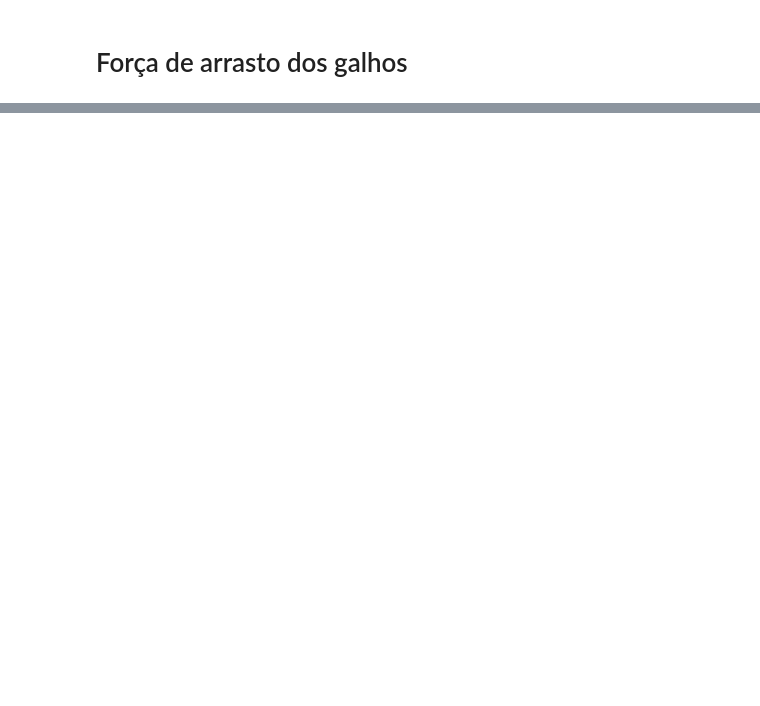
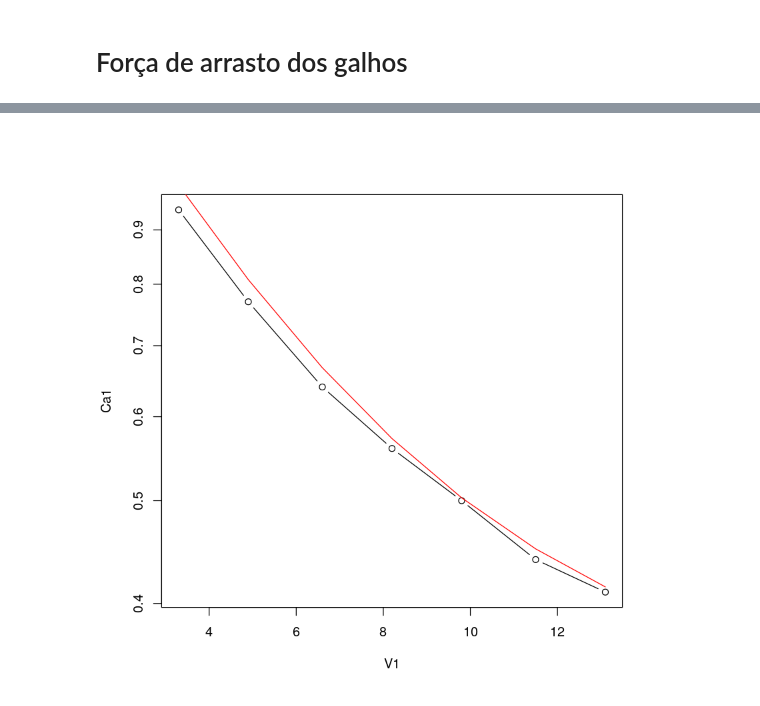
Before and after one commit to pjabardo/TreeAerodynamics, a Jupyter notebook: notebooks/arrasto-galhos.ipynb, the cells around one changed output, grey strips where cells are left out. Saved outputs shown, nothing was run; the diff lists cells and outputs as text; code cells hidden in the pictures; blank space fills up the shorter version.

```diff
--- a/notebooks/arrasto-galhos.ipynb
+++ b/notebooks/arrasto-galhos.ipynb
@@ -13,8 +15,12 @@ Ca3 <- c(1.79, 1.38, 1.06, 0.88, 0.74, 0.66, 0.6)
 V4 <- c(4.1, 6.2, 8.2, 10.3, 12.4, 14.4, 16.5)
 Ca4 <- Ca2
 # %%
-plot(V1, Ca1, ty='b', log='y', xlim=range(V1,V2), ylim=range(Ca1, Ca2))
-points(V2, Ca2, col=2, pch=2, ty='b')
-lines(V1, 2*V1^(-0.61), lwd=3)
+plot(V1, Ca1, ty='b', log='y', xlim=range(V1), ylim=range(Ca1))
+Ca1b <- 1.3 * exp(-0.2*V1) + 0.32
+#points(V2, Ca2, col=2, pch=2, ty='b')
+#lines(V1, 2*V1^(-0.61), lwd=3)
+lines(V1, Ca1b, lwd=1, col=2)
+# %% [output]
+[figure, added]
 # %%
 powerFit(V1-0.4, Ca1)
```
Also changed, not shown: parts of 5 cells of this notebook, 5 other files.
